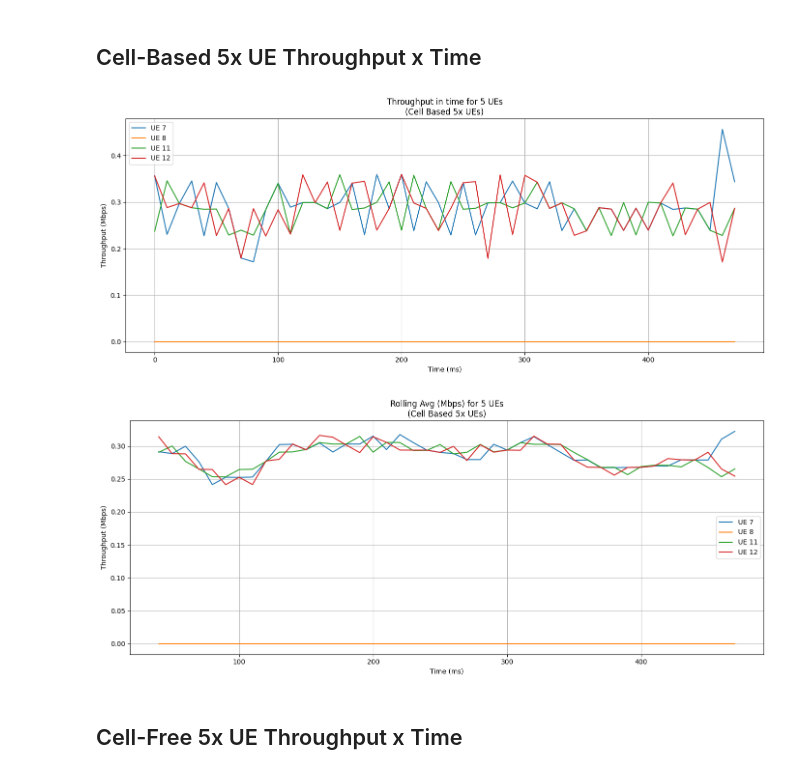
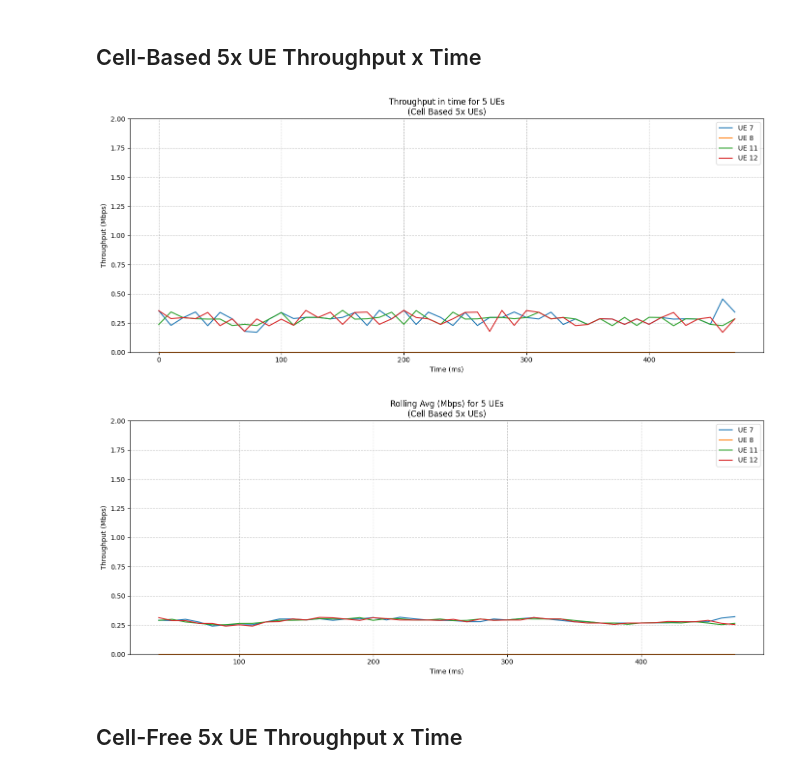
Before and after one commit to Surpr1se0/OAI-tests, a Jupyter notebook: scripts/5-ue-cb.ipynb, the cells around one changed output. Saved outputs shown, nothing was run; the diff lists cells and outputs as text; code cells hidden in the pictures.

```diff
--- a/scripts/5-ue-cb.ipynb
+++ b/scripts/5-ue-cb.ipynb
@@ -71,17 +71,20 @@ for ue, valores in dados_ues_cf.items():
 # %%
 # Graphic of Throughput and Rolling Average
 plt.figure(figsize=(14, 6))
 for ue, df in dfs_cb.items():
     sns.lineplot(x="Time (ms)", y="Throughput (Mbps)", data=df, label=f"UE {ue}")
 plt.title("Throughput in time for 5 UEs\n(Cell Based 5x UEs)")
 plt.xlabel("Time (ms)")
 plt.ylabel("Throughput (Mbps)")
 plt.grid(True)
 plt.legend()
+
+plt.ylim(0, 2)
+plt.grid(True, linestyle='--', alpha=0.7)
 plt.tight_layout()
 plt.show()
 # %% [output]
-[figure, old version]
+[figure, new version]
 # %%
 # Graphic of Throughput and Rolling Average
 plt.figure(figsize=(14, 6))
@@ -92,10 +95,13 @@ plt.xlabel("Time (ms)")
 plt.ylabel("Throughput (Mbps)")
 plt.grid(True)
 plt.legend()
+
+plt.ylim(0, 2)
+plt.grid(True, linestyle='--', alpha=0.7)
 plt.tight_layout()
 plt.show()
 # %% [output]
-[figure, old version]
+[figure, new version]
 # %% [markdown]
 ## Cell-Free 5x UE Throughput x Time
 # %%
```
Also changed, not shown: parts of 3 cells of this notebook.
